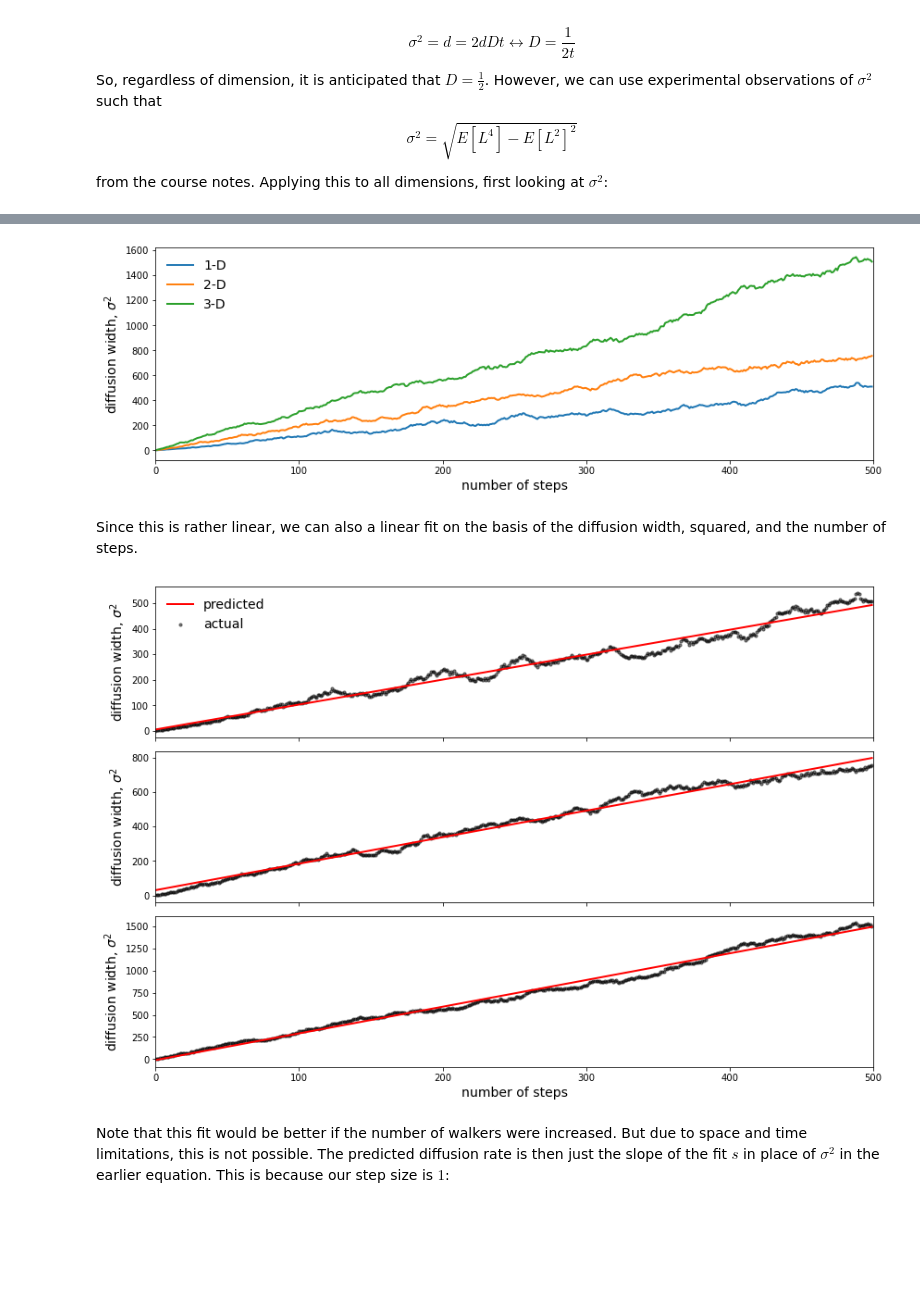
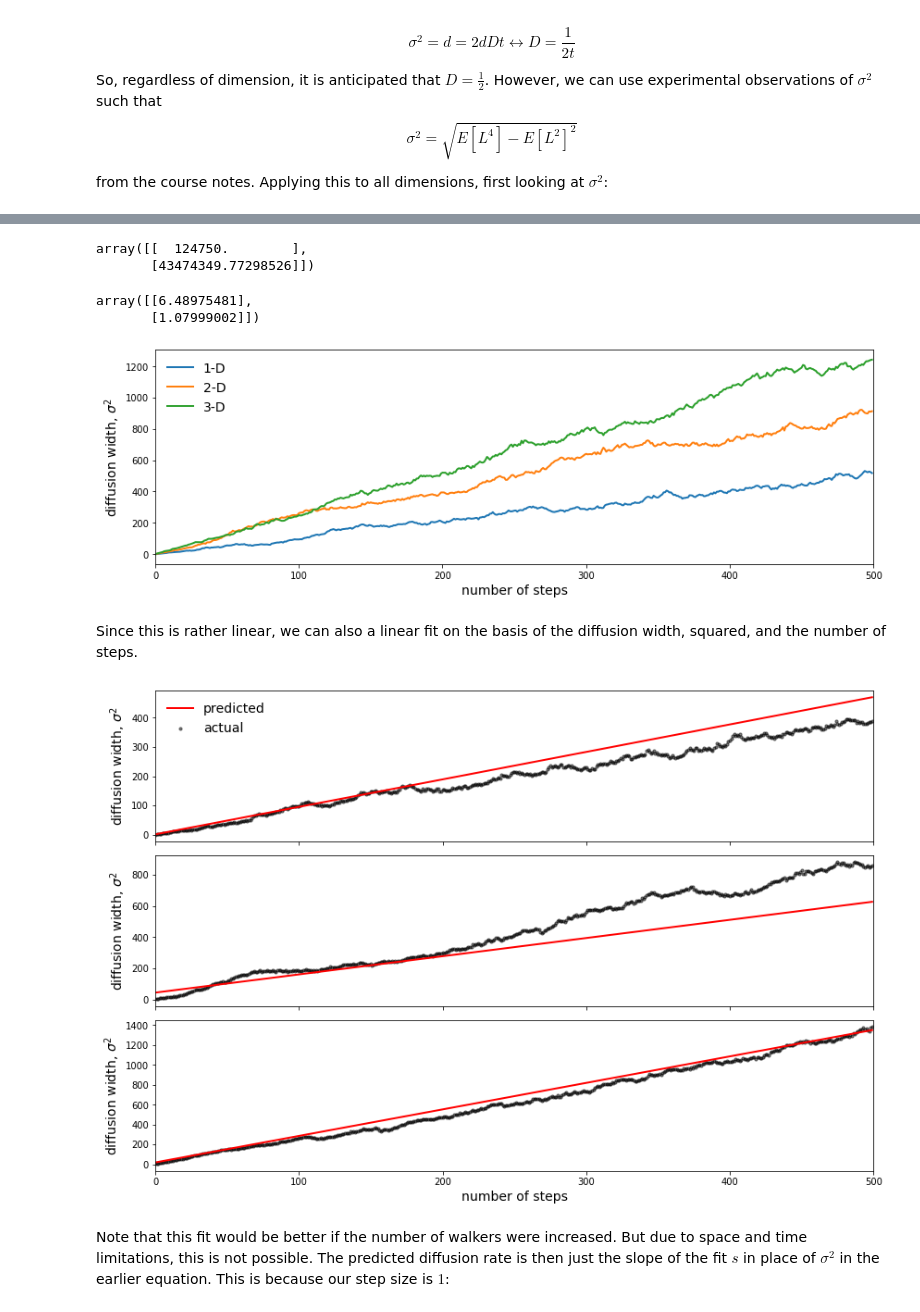
Before and after one commit to ubsuny/tensorflow-probability-k-z-m-r, a Jupyter notebook: Problem1.ipynb, the cells around one changed output, grey strips where cells are left out. Saved outputs shown, nothing was run; the diff lists cells and outputs as text; code cells hidden in the pictures; blank space fills up the shorter version.

```diff
--- a/Problem1.ipynb
+++ b/Problem1.ipynb
@@ -64,11 +70,9 @@ This is effectively a [Markov Chain Monte Carlo](https://www.cs.cornell.edu/selm
 
 Note that this can easily be generalized to higher dimensions, which we can do as a function.  However, instead of viewing each individual walk, we'll only look at the average from this point forward:
 # %%
-def random_walk(n_steps, n_walkers, choices, dims):
-    from numpy.random import default_rng
-    rng = default_rng()
-    steps = rng.choice(a = choices, size = (n_walkers, n_steps, dims))
-    distance_traveled = steps.cumsum(axis = 1)
+def random_walk(n_steps, n_walkers, dims):
+    steps = tf.random.uniform(minval = -1, maxval = 2, shape = (n_walkers, n_steps, dims), dtype = tf.int64)
+    distance_traveled = tf.math.cumsum(tf.cast(steps, dtype = tf.float64), axis = 1)
     return distance_traveled
 # %% [markdown]
 #### _2D Simulation_
@@ -146,11 +155,11 @@ from the course notes.  Applying this to all dimensions, first looking at $\sigm
 # %%
 def sigma(L):
 
-    L2 = np.average(L**2, axis = 0)**2
-    L4 = np.average(L**4, axis = 0)
+    L2 = tf.reduce_mean(L**2, axis = 0)**2
+    L4 = tf.reduce_mean(L**4, axis = 0)
 
-    return np.sqrt(L4 - L2).sum(axis = 1)
+    return tf.math.reduce_sum(tf.math.sqrt(L4 - L2), axis = 1)
 # %%
-L_1 = random_walk(n_steps, n_walkers, choices, 1)
-L_2 = random_walk(n_steps, n_walkers, choices, 2)
-L_3 = random_walk(n_steps, n_walkers, choices, 3)
+L_1 = random_walk(n_steps, n_walkers, 1)
+L_2 = random_walk(n_steps, n_walkers, 2)
+L_3 = random_walk(n_steps, n_walkers, 3)
@@ -157,24 +213,34 @@ L_3 = random_walk(n_steps, n_walkers, choices, 3)
+# %%
+tf.matmul(tf.transpose(t_1), tf.reshape(tf.range(0, n_steps, 1, dtype = tf.float64), (500, 1))).eval(session=tf.compat.v1.Session())
+# %% [output]
+array([[  124750.        ],
+       [43474349.77298526]])
+# %%
+tf.linalg.solve(tf.matmul(tf.transpose(t_1), t_1), rhs = tf.matmul(tf.transpose(t_1), tf.reshape(tf.range(0, n_steps, 1, dtype = tf.float64), (500, 1)))).eval(session=tf.compat.v1.Session())
+# %% [output]
+array([[6.48975481],
+       [1.07999002]])
 # %%
-s_1 = sigma(L_1)
-s_2 = sigma(L_2)
-s_3 = sigma(L_3)
+s_1 = tf.reshape(sigma(L_1), (n_steps, 1))
+s_2 = tf.reshape(sigma(L_2), (n_steps, 1))
+s_3 = tf.reshape(sigma(L_3), (n_steps, 1))
 # %%
 fig, ax = plt.subplots(1, 1, figsize = (12, 4))
 
-ax.plot(s_1, label = '1-D', lw = 2)
-ax.plot(s_2, label = '2-D', lw = 2)
-ax.plot(s_3, label = '3-D', lw = 2)
+ax.plot(s_1.eval(session=tf.compat.v1.Session()) , label = '1-D', lw = 2)
+ax.plot(s_2.eval(session=tf.compat.v1.Session()) , label = '2-D', lw = 2)
+ax.plot(s_3.eval(session=tf.compat.v1.Session()) , label = '3-D', lw = 2)
 
 ax.set_xlim(0, n_steps)
 
 ax.set_ylabel('diffusion width, $\sigma^2$', fontsize = 14)
 ax.set_xlabel('number of steps', fontsize = 14)
 
 ax.legend(loc = 'upper left', fontsize = 14, frameon = False)
 
 fig.tight_layout();
 # %% [output]
-[figure, old version]
+[figure, new version]
 # %% [markdown]
 Since this is rather linear, we can also a linear fit on the basis of the diffusion width, squared, and the number of steps.
 # %%
@@ -186,9 +252,9 @@ m_3, b_3 = np.polyfit(steps, s_3, 1)
 # %%
 fig, axs = plt.subplots(3, 1, figsize = (12, 8), sharex = True)
 
-axs[0].scatter(steps, s_1, s = 10, alpha = 0.5, label = 'actual', c = 'black')
-axs[1].scatter(steps, s_2, s = 10, alpha = 0.5, c = 'black')
-axs[2].scatter(steps, s_3, s = 10, alpha = 0.5, c = 'black')
+axs[0].scatter(steps, s_1.eval(session=tf.compat.v1.Session()), s = 10, alpha = 0.5, label = 'actual', c = 'black')
+axs[1].scatter(steps, s_2.eval(session=tf.compat.v1.Session()), s = 10, alpha = 0.5, c = 'black')
+axs[2].scatter(steps, s_3.eval(session=tf.compat.v1.Session()), s = 10, alpha = 0.5, c = 'black')
 
 axs[0].plot(steps, m_1*steps + b_1, lw = 2, label = 'predicted', c = 'red')
 axs[1].plot(steps, m_2*steps + b_2, lw = 2, c = 'red')
@@ -204,7 +270,7 @@ axs[2].set_xlabel('number of steps', fontsize = 14)
 axs[2].set_xlim(0, n_steps)
 fig.tight_layout()
 # %% [output]
-[figure, old version]
+[figure, new version]
 # %% [markdown]
 Note that this fit would be better if the number of walkers were increased.  But due to space and time limitations, this is not possible.  The predicted diffusion rate is then just the slope of the fit $s$ in place of $\sigma^2$ in the earlier equation.  This is because our step size is $1$:
 # %%
```
Also changed, not shown: parts of 24 cells of this notebook.
